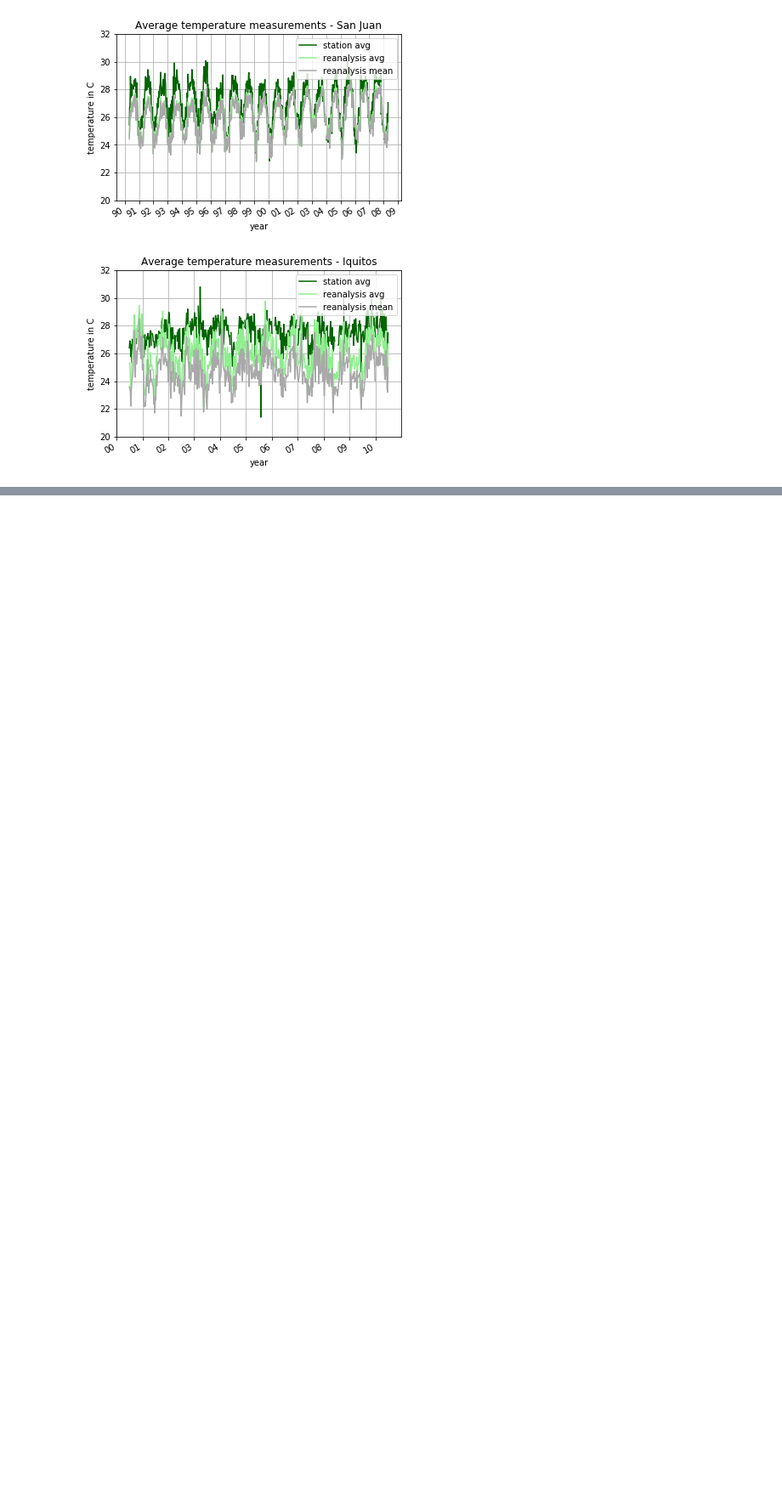
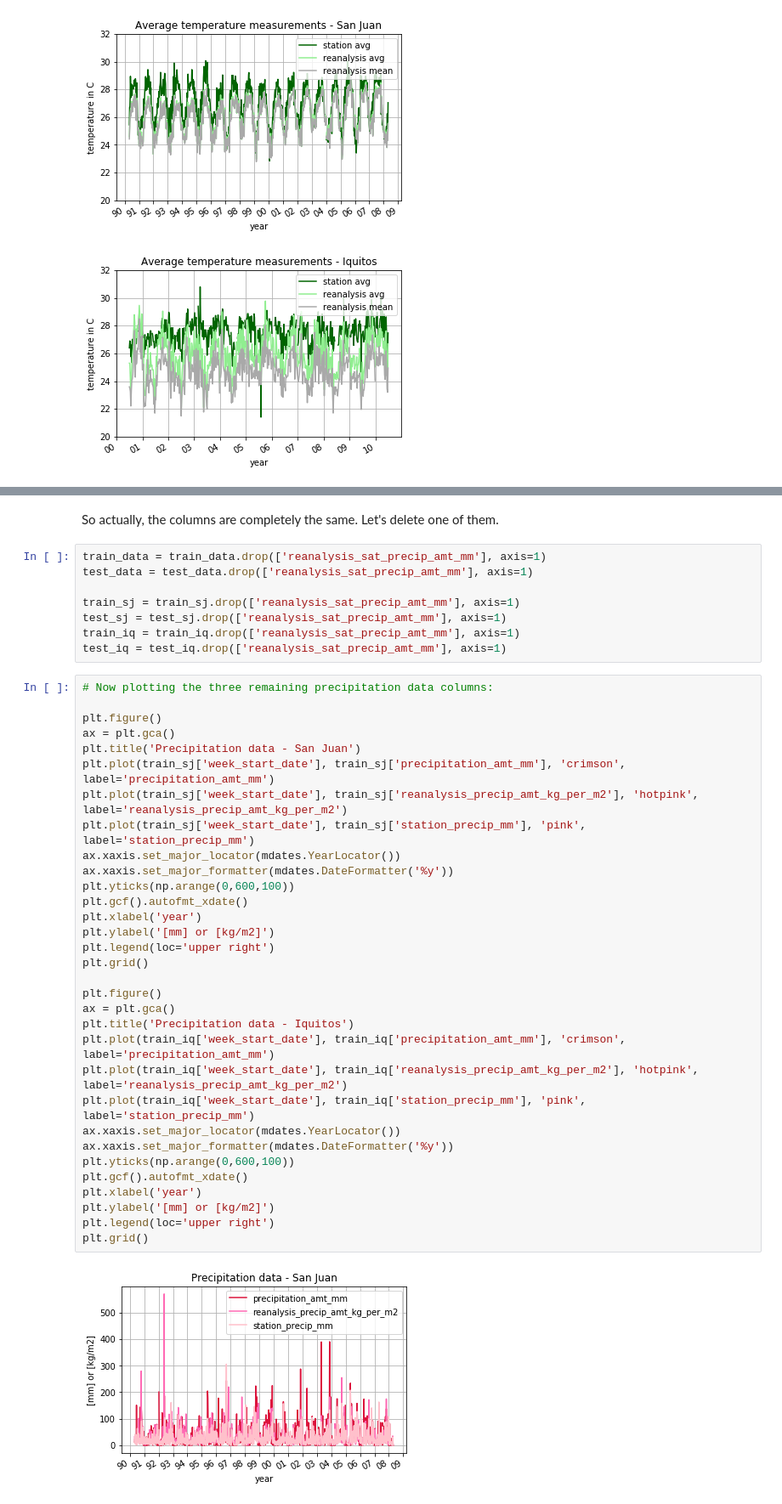
Before and after one commit to AnneDeGraaf/DrivenData_DengueFever, a Jupyter notebook: Data Exploration.ipynb, the cells around one changed output, grey strips where cells are left out. Shown at 85% size. Saved outputs shown, nothing was run; the diff lists cells and outputs as text; blank space fills up the shorter version.

```diff
--- a/Data Exploration.ipynb
+++ b/Data Exploration.ipynb
@@ -191,0 +248,44 @@ plt.grid()
+# %% [markdown]
+So actually, the columns are completely the same. Let's delete one of them.
+# %%
+train_data = train_data.drop(['reanalysis_sat_precip_amt_mm'], axis=1)
+test_data = test_data.drop(['reanalysis_sat_precip_amt_mm'], axis=1)
+
+train_sj = train_sj.drop(['reanalysis_sat_precip_amt_mm'], axis=1)
+test_sj = test_sj.drop(['reanalysis_sat_precip_amt_mm'], axis=1)
+train_iq = train_iq.drop(['reanalysis_sat_precip_amt_mm'], axis=1)
+test_iq = test_iq.drop(['reanalysis_sat_precip_amt_mm'], axis=1)
+# %%
+# Now plotting the three remaining precipitation data columns:
+
+plt.figure()
+ax = plt.gca()
+plt.title('Precipitation data - San Juan')
+plt.plot(train_sj['week_start_date'], train_sj['precipitation_amt_mm'], 'crimson', label='precipitation_amt_mm')
+plt.plot(train_sj['week_start_date'], train_sj['reanalysis_precip_amt_kg_per_m2'], 'hotpink', label='reanalysis_precip_amt_kg_per_m2')
+plt.plot(train_sj['week_start_date'], train_sj['station_precip_mm'], 'pink', label='station_precip_mm')
+ax.xaxis.set_major_locator(mdates.YearLocator())
+ax.xaxis.set_major_formatter(mdates.DateFormatter('%y'))
+plt.yticks(np.arange(0,600,100))
+plt.gcf().autofmt_xdate()
+plt.xlabel('year')
+plt.ylabel('[mm] or [kg/m2]')
+plt.legend(loc='upper right')
+plt.grid()
+
+plt.figure()
+ax = plt.gca()
+plt.title('Precipitation data - Iquitos')
+plt.plot(train_iq['week_start_date'], train_iq['precipitation_amt_mm'], 'crimson', label='precipitation_amt_mm')
+plt.plot(train_iq['week_start_date'], train_iq['reanalysis_precip_amt_kg_per_m2'], 'hotpink', label='reanalysis_precip_amt_kg_per_m2')
+plt.plot(train_iq['week_start_date'], train_iq['station_precip_mm'], 'pink', label='station_precip_mm')
+ax.xaxis.set_major_locator(mdates.YearLocator())
+ax.xaxis.set_major_formatter(mdates.DateFormatter('%y'))
+plt.yticks(np.arange(0,600,100))
+plt.gcf().autofmt_xdate()
+plt.xlabel('year')
+plt.ylabel('[mm] or [kg/m2]')
+plt.legend(loc='upper right')
+plt.grid()
+# %% [output]
+[figure, added]
```
Also changed, not shown: parts of 12 cells of this notebook.
